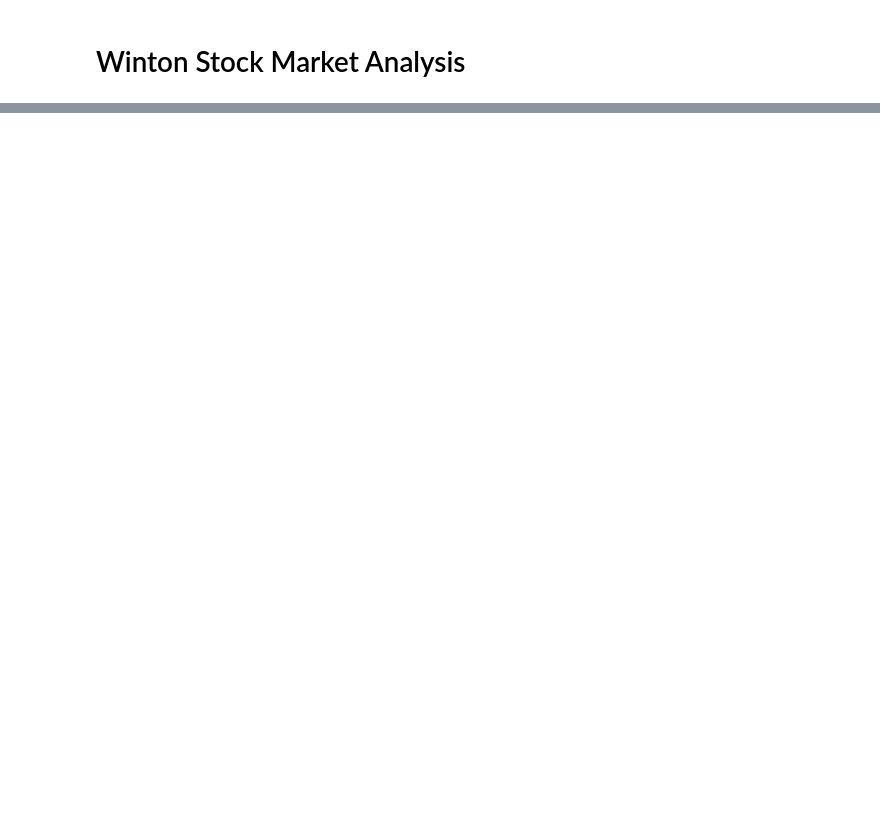
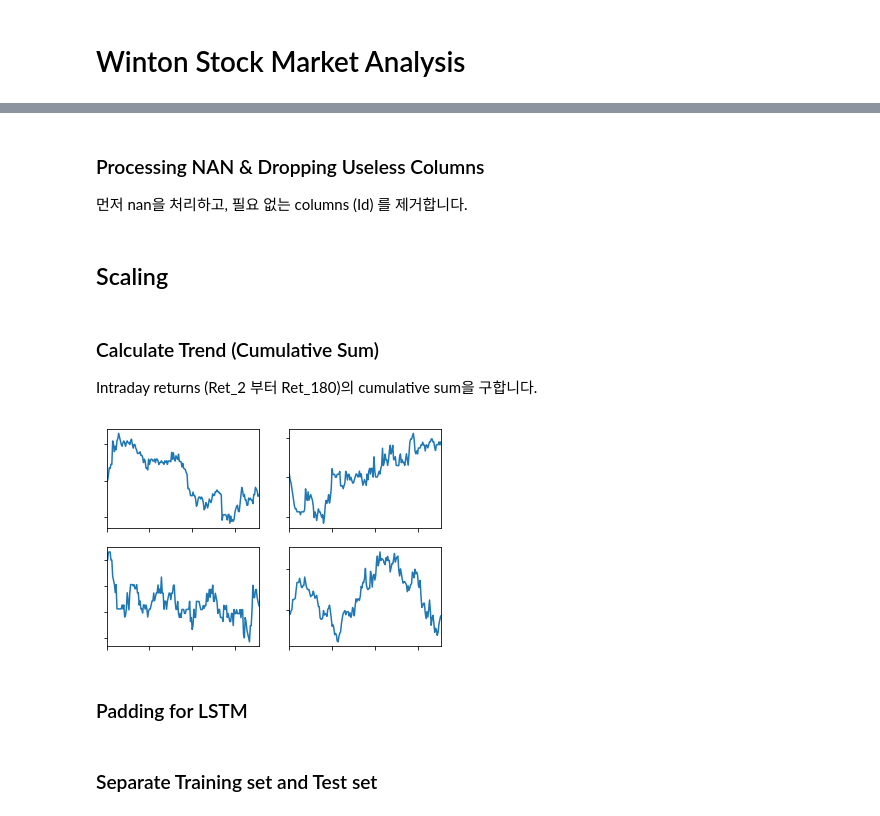
Before and after one commit to AndersonJo/machine-learning, a Jupyter notebook: 20 Kaggle Challenges/001 Winton Stock Market Challenge/03 Winton Stock Market Analysis.ipynb, the cells around one changed output, grey strips where cells are left out. Saved outputs shown, nothing was run; the diff lists cells and outputs as text; code cells hidden in the pictures; blank space fills up the shorter version.

```diff
--- a/20 Kaggle Challenges/001 Winton Stock Market Challenge/03 Winton Stock Market Analysis.ipynb
+++ b/20 Kaggle Challenges/001 Winton Stock Market Challenge/03 Winton Stock Market Analysis.ipynb
@@ -138,0 +57,55 @@ ValueError: The first layer in a Sequential model must get an `input_shape` or `
+# %%
+FEATURE_INDICES = list(range(0, 25))
+RET_MINUS_TWO = [25]
+RET_MINUS_ONE = [26]
+INTRADAY_X = list(range(27, 146))
+INTRADAY_Y = list(range(146, 206))
+INTRADAYS = INTRADAY_X + INTRADAY_Y
+
+RET_PLUS_ONE = [206]
+RET_PLUS_TWO = [207]
+TREND_X = list(range(210, 329))
+TREND_Y = list(range(329, 389))
+
+PADDED_INTRA_Y = list(range(389, 389+len(INTRADAY_X)))
+PADDED_TREND_Y = list(range(508, 508+len(TREND_X)))
+# %% [markdown]
+### Processing NAN & Dropping Useless Columns
+먼저 nan을 처리하고, 필요 없는 columns (Id) 를 제거합니다.
+# %%
+def preprocess_nan(raw_data):
+    data = raw_data.fillna(0)
+    data = data.drop(['Id'], axis=1)
+    return data
+
+data = preprocess_nan(train_raw)
+# %% [markdown]
+## Scaling
+# %%
+# Feature Scaling for Training Data
+feature_scaler = StandardScaler()
+data[FEATURE_INDICES] = feature_scaler.fit_transform(data[FEATURE_INDICES])
+# %% [markdown]
+### Calculate Trend  (Cumulative Sum)
+
+Intraday returns (Ret_2 부터 Ret_180)의 cumulative sum을 구합니다.
+# %%
+# Cumulative Sum Intraday returns
+data[[f'cum_{i}' for i in range(2, len(INTRADAYS)+2)]] = data[INTRADAYS].cumsum(axis=1)
+
+# Visualization
+f, ((ax1, ax2), (ax3, ax4))= subplots(2, 2)
+
+ax1.tick_params(labelbottom='off', labelleft='off')
+ax2.tick_params(labelbottom='off', labelleft='off')
+ax3.tick_params(labelbottom='off', labelleft='off')
+ax4.tick_params(labelbottom='off', labelleft='off')
+
+def _p(ax):
+    data[TREND_X + TREND_Y].iloc[np.random.randint(1000)].plot(ax=ax)
+
+_p(ax1); _p(ax2); _p(ax3); _p(ax4)
+# %% [output]
+[figure, added]
+# %% [markdown]
+### Padding for LSTM
@@ -138,0 +128,2 @@ ValueError: The first layer in a Sequential model must get an `input_shape` or `
+# %% [markdown]
+### Separate Training set and Test set
```
Also changed, not shown: parts of 28 cells of this notebook, 6 other files.
